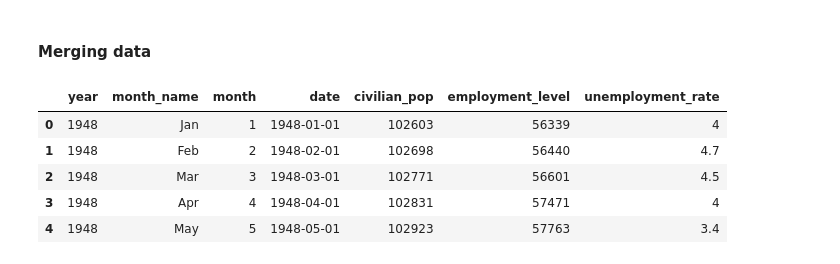
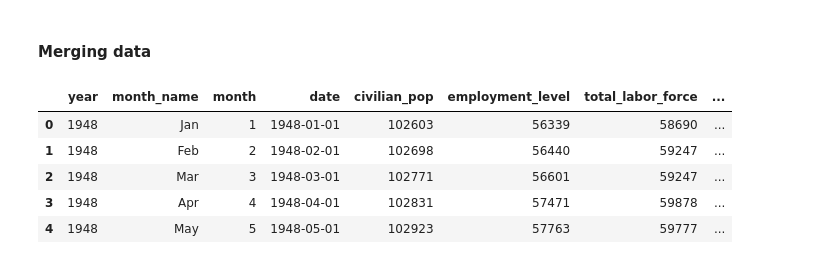
Before and after one commit to KatieSylvester/COVID_impacts_on_women, a Jupyter notebook: notebooks/bls_data_formatting.ipynb, the cells around one changed output. Saved outputs shown, nothing was run; the diff lists cells and outputs as text; code cells hidden in the pictures.

Commit message:
final BLS data cleaning and formatting

```diff
--- a/notebooks/bls_data_formatting.ipynb
+++ b/notebooks/bls_data_formatting.ipynb
@@ -307,0 +99,3 @@ unemployment_rate_tall.head()
+# %%
+labor_force_tall = melt_df(civilian_labor_force,'total_labor_force')
+labor_force_tall.head()
@@ -308,15 +121,17 @@ unemployment_rate_tall.head()
 # %% [markdown]
 #### Merging data
 # %%
-data_combined2 = pd.merge(civilian_pop_tall,employment_level_tall[['date','employment_level']],on='date', how='left')
+data_combined = pd.merge(civilian_pop_tall,employment_level_tall[['date','employment_level']],on='date', how='left')
 # %%
-data_combined3 = pd.merge(data_combined2,unemployment_rate_tall[['date','unemployment_rate']],on='date', how='left')
+data_combined = pd.merge(data_combined,labor_force_tall[['date','total_labor_force']],on='date', how='left')
+# %%
+data_combined['overall_unemployment_rate']=round((100*(data_combined['total_labor_force']-data_combined['employment_level'])/data_combined['total_labor_force']),1)
 # %%
-data_combined3.head()
+data_combined.head()
 # %% [output]
-|  | year | month_name | month | date | civilian_pop | employment_level | unemployment_rate |
-| 0 | 1948 | Jan | 1 | 1948-01-01 | 102603 | 56339 | 4 |
-| 1 | 1948 | Feb | 2 | 1948-02-01 | 102698 | 56440 | 4.7 |
-| 2 | 1948 | Mar | 3 | 1948-03-01 | 102771 | 56601 | 4.5 |
-| 3 | 1948 | Apr | 4 | 1948-04-01 | 102831 | 57471 | 4 |
-| 4 | 1948 | May | 5 | 1948-05-01 | 102923 | 57763 | 3.4 |
+|  | year | month_name | month | date | civilian_pop | employment_level | total_labor_force | ... |
+| 0 | 1948 | Jan | 1 | 1948-01-01 | 102603 | 56339 | 58690 | ... |
+| 1 | 1948 | Feb | 2 | 1948-02-01 | 102698 | 56440 | 59247 | ... |
+| 2 | 1948 | Mar | 3 | 1948-03-01 | 102771 | 56601 | 59247 | ... |
+| 3 | 1948 | Apr | 4 | 1948-04-01 | 102831 | 57471 | 59878 | ... |
+| 4 | 1948 | May | 5 | 1948-05-01 | 102923 | 57763 | 59777 | ... |
```
Also changed, not shown: parts of 77 cells of this notebook.
